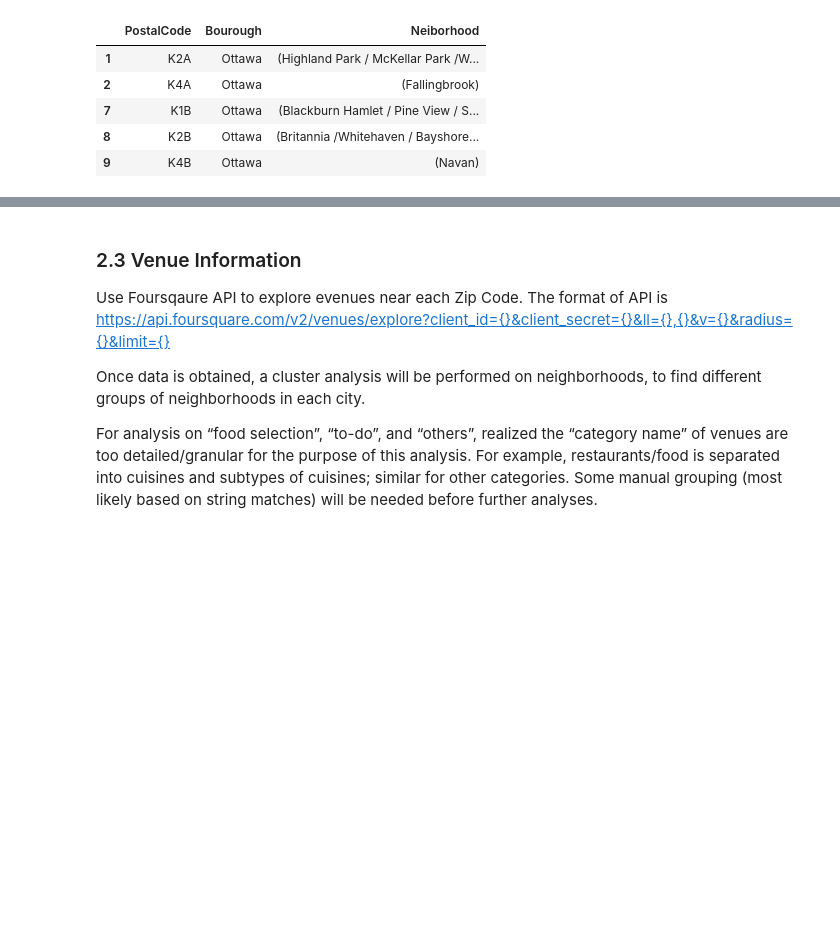
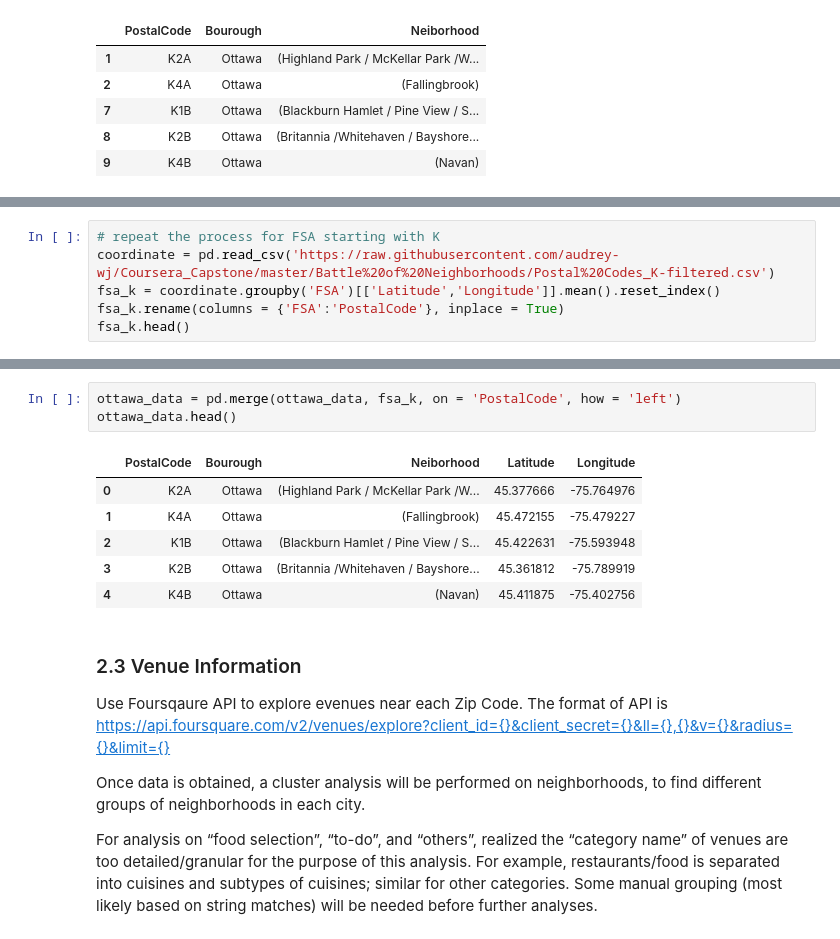
Before and after one commit to audrey-wj/Coursera_Capstone, a Jupyter notebook: Battle of Neighborhoods/Battle of Neighborhoods.ipynb, the cells around one changed output, grey strips where cells are left out. Cells and saved outputs as stored; diff of their text form; blank space fills up the shorter version.

```diff
--- a/Battle of Neighborhoods/Battle of Neighborhoods.ipynb
+++ b/Battle of Neighborhoods/Battle of Neighborhoods.ipynb
@@ -218,0 +236,6 @@ for FSA starting with V and K
+# %%
+# repeat the process for FSA starting with K
+coordinate = pd.read_csv('https://raw.githubusercontent.com/audrey-wj/Coursera_Capstone/master/Battle%20of%20Neighborhoods/Postal%20Codes_K-filtered.csv')
+fsa_k = coordinate.groupby('FSA')[['Latitude','Longitude']].mean().reset_index()
+fsa_k.rename(columns = {'FSA':'PostalCode'}, inplace = True)
+fsa_k.head()
@@ -219,3 +270,13 @@ for FSA starting with V and K
+# %%
+ottawa_data = pd.merge(ottawa_data, fsa_k, on = 'PostalCode', how = 'left')
+ottawa_data.head()
+# %% [output]
+|  | PostalCode | Bourough | Neiborhood | Latitude | Longitude |
+| 0 | K2A | Ottawa | (Highland Park / McKellar Park /W... | 45.377666 | -75.764976 |
+| 1 | K4A | Ottawa | (Fallingbrook) | 45.472155 | -75.479227 |
+| 2 | K1B | Ottawa | (Blackburn Hamlet / Pine View / S... | 45.422631 | -75.593948 |
+| 3 | K2B | Ottawa | (Britannia /Whitehaven / Bayshore... | 45.361812 | -75.789919 |
+| 4 | K4B | Ottawa | (Navan) | 45.411875 | -75.402756 |
 # %% [markdown]
 ### 2.3 Venue Information
 Use Foursqaure API to explore evenues near each Zip Code. The format of API is https://api.foursquare.com/v2/venues/explore?client_id={}&client_secret={}&ll={},{}&v={}&radius={}&limit={}
```
Also changed, not shown: parts of 4 cells of this notebook.
